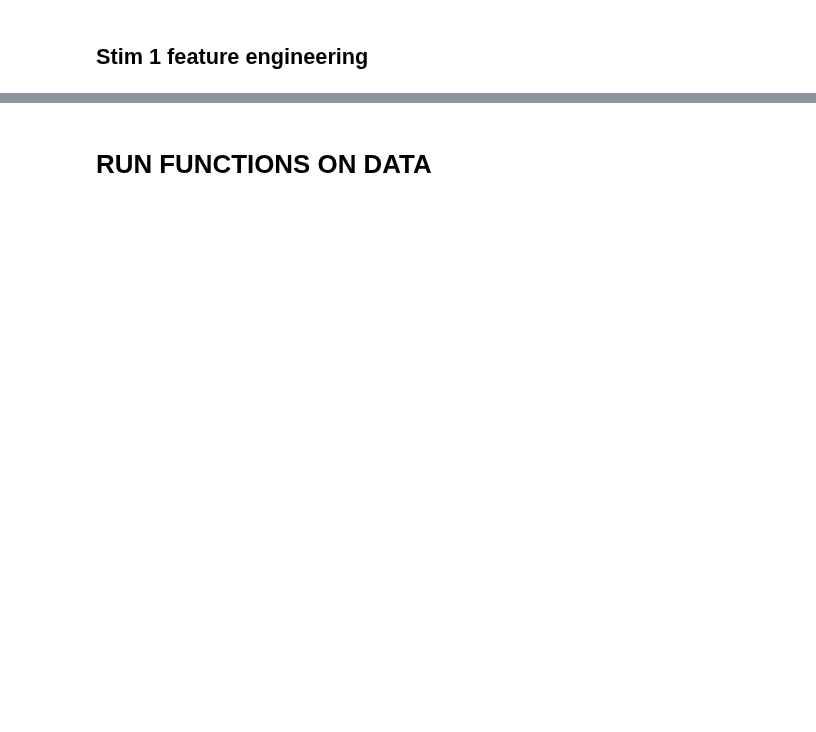
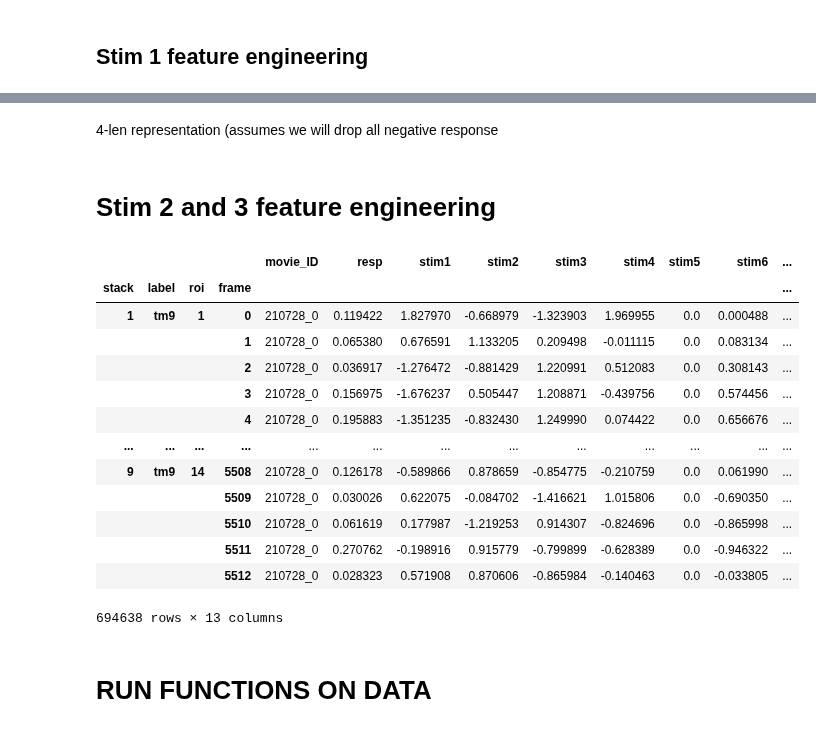
Before and after one commit to laurenneal/capstone-visual-neuroscience, a Jupyter notebook: Feature_Engineering_from_Raw_Data.ipynb, the cells around one changed output, grey strips where cells are left out. Cells and saved outputs as stored; diff of their text form; code cells hidden in the pictures; blank space fills up the shorter version.

```diff
--- a/Feature_Engineering_from_Raw_Data.ipynb
+++ b/Feature_Engineering_from_Raw_Data.ipynb
@@ -251,0 +303,2 @@ def current_future_relationship(df, stim, time_window):
+# %% [markdown]
+4-len representation (assumes we will drop all negative response
@@ -252 +362,3 @@ def current_future_relationship(df, stim, time_window):
+# %% [markdown]
+# Stim 2 and 3 feature engineering
 # %%
@@ -292,2 +405,43 @@ def directionalResponse(df, stim, response):
+# %%
+def direction_orientation_stim_features(df, stim_x, stim_y, stim_orientation, response):
+  """
+  DEPRECATED - this was for when the direction was a single attribute of the degree of motion
+
+
+  Takes a df, the name of the col holding the direction of motion stimululi (x and y), the name of the col holding the response
+  Returns the df with two three extra columns holding the resp*stim for each feature
+
+  """
+
+
+  df_in = df.copy()
+
+
+  #multiply the response by the three directional features
+  df['stim2_feature'] = df[response] * df[stim_x]
+
+  df['stim3_feature'] = df[response] * df[stim_y]
+
+  df['stim5_feature'] = df[response] * df[stim_orientation]
+
+
+  return(df)
+# %%
+direction_orientation_stim_features(raw_dfs[raw_fnames[0]], 'stim2', 'stim3', 'stim5', 'resp')
+# %% [output]
+|  |  |  |  | movie_ID | resp | stim1 | stim2 | stim3 | stim4 | stim5 | stim6 | ... |
+| stack | label | roi | frame |  |  |  |  |  |  |  |  | ... |
+| 1 | tm9 | 1 | 0 | 210728_0 | 0.119422 | 1.827970 | -0.668979 | -1.323903 | 1.969955 | 0.0 | 0.000488 | ... |
+|  |  |  | 1 | 210728_0 | 0.065380 | 0.676591 | 1.133205 | 0.209498 | -0.011115 | 0.0 | 0.083134 | ... |
+|  |  |  | 2 | 210728_0 | 0.036917 | -1.276472 | -0.881429 | 1.220991 | 0.512083 | 0.0 | 0.308143 | ... |
+|  |  |  | 3 | 210728_0 | 0.156975 | -1.676237 | 0.505447 | 1.208871 | -0.439756 | 0.0 | 0.574456 | ... |
+|  |  |  | 4 | 210728_0 | 0.195883 | -1.351235 | -0.832430 | 1.249990 | 0.074422 | 0.0 | 0.656676 | ... |
+| ... | ... | ... | ... | ... | ... | ... | ... | ... | ... | ... | ... | ... |
+| 9 | tm9 | 14 | 5508 | 210728_0 | 0.126178 | -0.589866 | 0.878659 | -0.854775 | -0.210759 | 0.0 | 0.061990 | ... |
+|  |  |  | 5509 | 210728_0 | 0.030026 | 0.622075 | -0.084702 | -1.416621 | 1.015806 | 0.0 | -0.690350 | ... |
+|  |  |  | 5510 | 210728_0 | 0.061619 | 0.177987 | -1.219253 | 0.914307 | -0.824696 | 0.0 | -0.865998 | ... |
+|  |  |  | 5511 | 210728_0 | 0.270762 | -0.198916 | 0.915779 | -0.799899 | -0.628389 | 0.0 | -0.946322 | ... |
+|  |  |  | 5512 | 210728_0 | 0.028323 | 0.571908 | 0.870606 | -0.865984 | -0.140463 | 0.0 | -0.033805 | ... |
+694638 rows × 13 columns
 # %% [markdown]
 # RUN FUNCTIONS ON DATA
```
Also changed, not shown: parts of 25 cells of this notebook.
